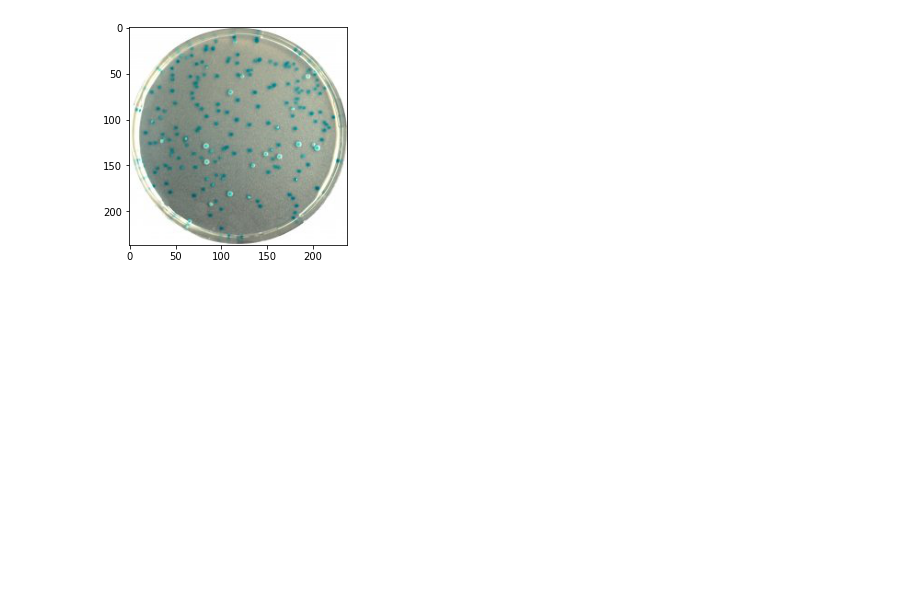
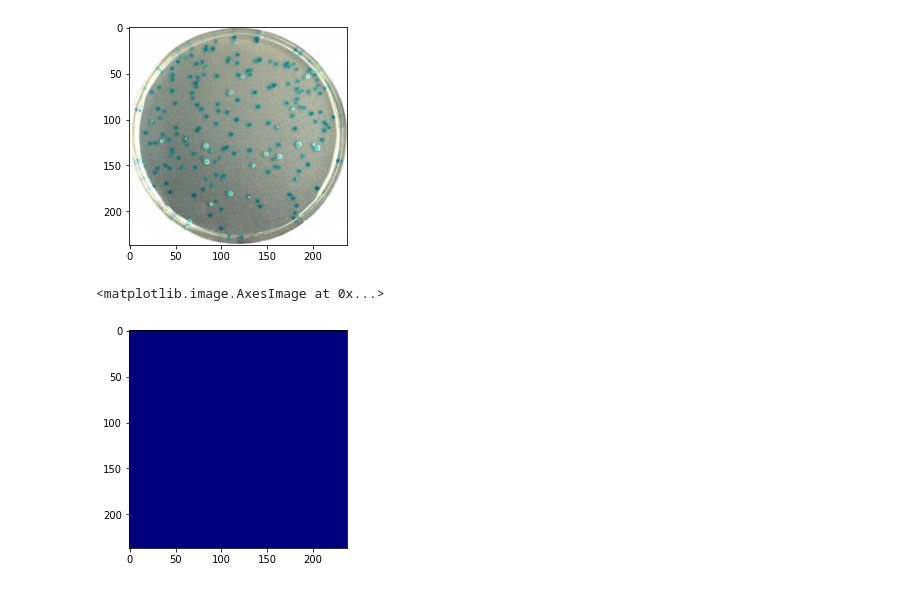
Before and after one commit to jcastanonv/CellCountingCSRNet, a Jupyter notebook: CellCounting.ipynb, the cells around one changed output. Saved outputs shown, nothing was run; the diff lists cells and outputs as text; code cells hidden in the pictures; blank space fills up the shorter version.

```diff
--- a/CellCounting.ipynb
+++ b/CellCounting.ipynb
@@ -20,3 +32,36 @@ plt.imshow(img2)
 # %% [output]
 <matplotlib.image.AxesImage at 0x...>
 [figure]
+# %%
+def gaussian_filter_density(gt):
+  density = np.zeros(gt.shape, dtype=np.float32)
+  gt_count = np.count_nonzero(gt)
+  if gt_count == 0:
+    return density
+
+  pts = np.array(list(zip(np.nonzeros(gt)[1].ravel(), np.nonzeros(gt)[0])))
+  leaf_size = 2048
+
+  tree = scipy.spatial.KDTree(pts.copy(), leafsize=leaf_size)
+
+  distances, locations = tree.query(pts, k=4)
+
+  for i, pt in enumerate(pts):
+    pt2d = np.zeros(gt.shape, dtype=np.float32)
+    pt2d[pt[1], pt[0]] = 1.
+    if gt_count > 1:
+      sigma = (distances[i][1] + distances[i][2] + distances[i][3])*0.1
+    else:
+      sigma = np.average(np.array(gt.shape))/2./2.
+
+    density += scipy.ndimage.filters.gaussian_filter(pt2d, sigma, mode='constant')
+  return density
+# %%
+k = np.zeros((img2.shape[0], img2.shape[1]))
+g = gaussian_filter_density(k)
+groundtruth = np.asarray(g)
+# %%
+plt.imshow(groundtruth, cmap=CM.jet)
+# %% [output]
+<matplotlib.image.AxesImage at 0x...>
+[figure, added]
```
Also changed, not shown: parts of 3 cells of this notebook.
